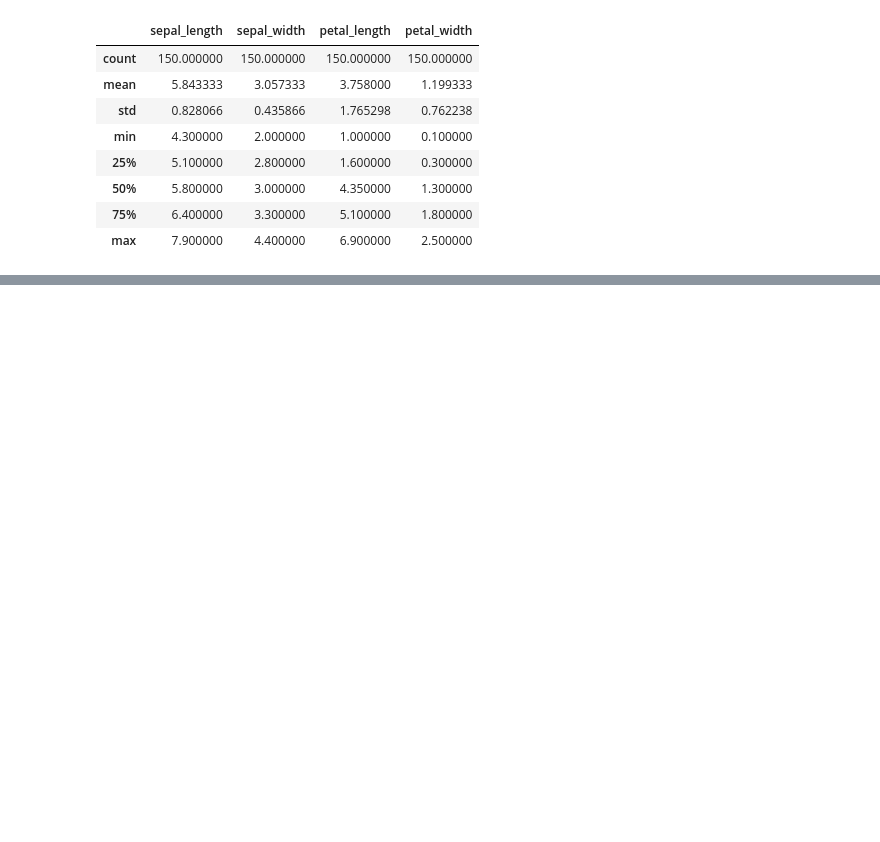
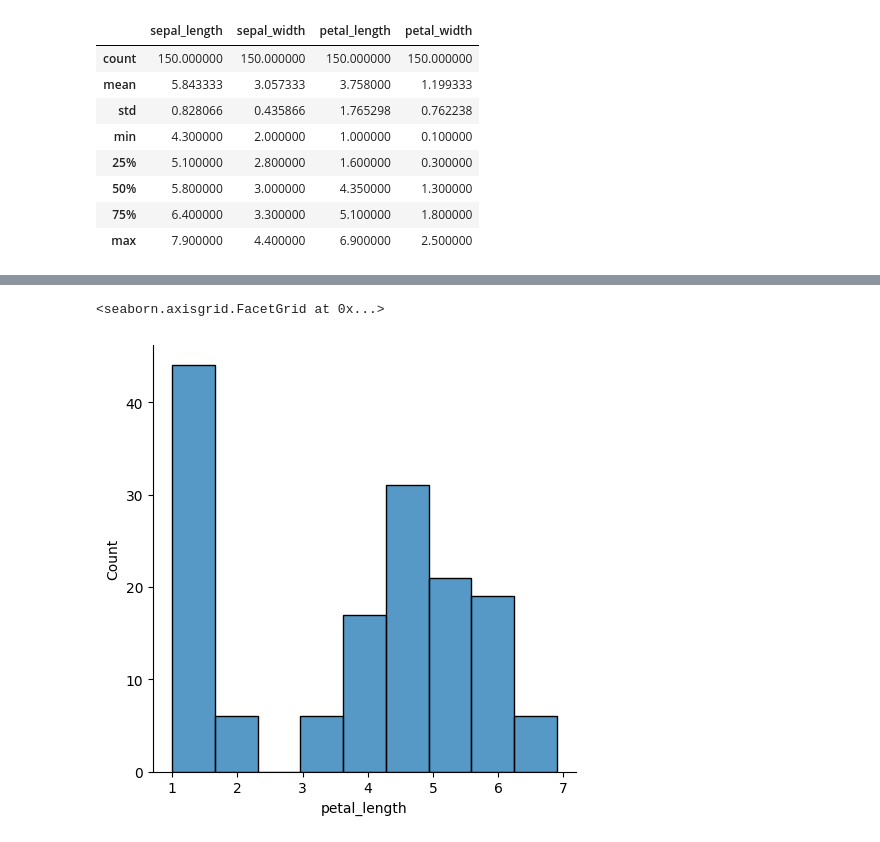
Before and after one commit to Ravindrakumarnayak/python_practice_daywise, a Jupyter notebook: python_visualization3_matplotlib_practice.ipynb, the cells around one changed output, grey strips where cells are left out. Saved outputs shown, nothing was run; the diff lists cells and outputs as text; code cells hidden in the pictures; blank space fills up the shorter version.

```diff
--- a/python_visualization3_matplotlib_practice.ipynb
+++ b/python_visualization3_matplotlib_practice.ipynb
@@ -101,0 +107,5 @@ df.describe()
+# %%
+sns.displot(x="petal_length",data=df)
+# %% [output]
+<seaborn.axisgrid.FacetGrid at 0x...>
+[figure, added]
```
Also changed, not shown: parts of 18 cells of this notebook.
